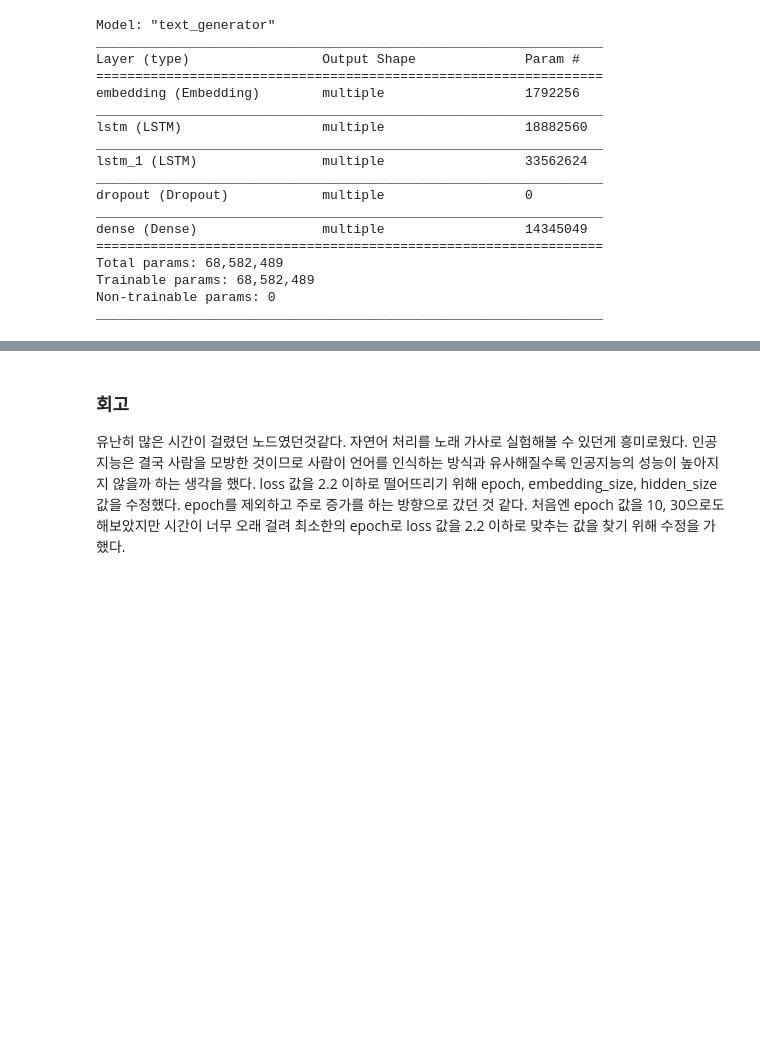
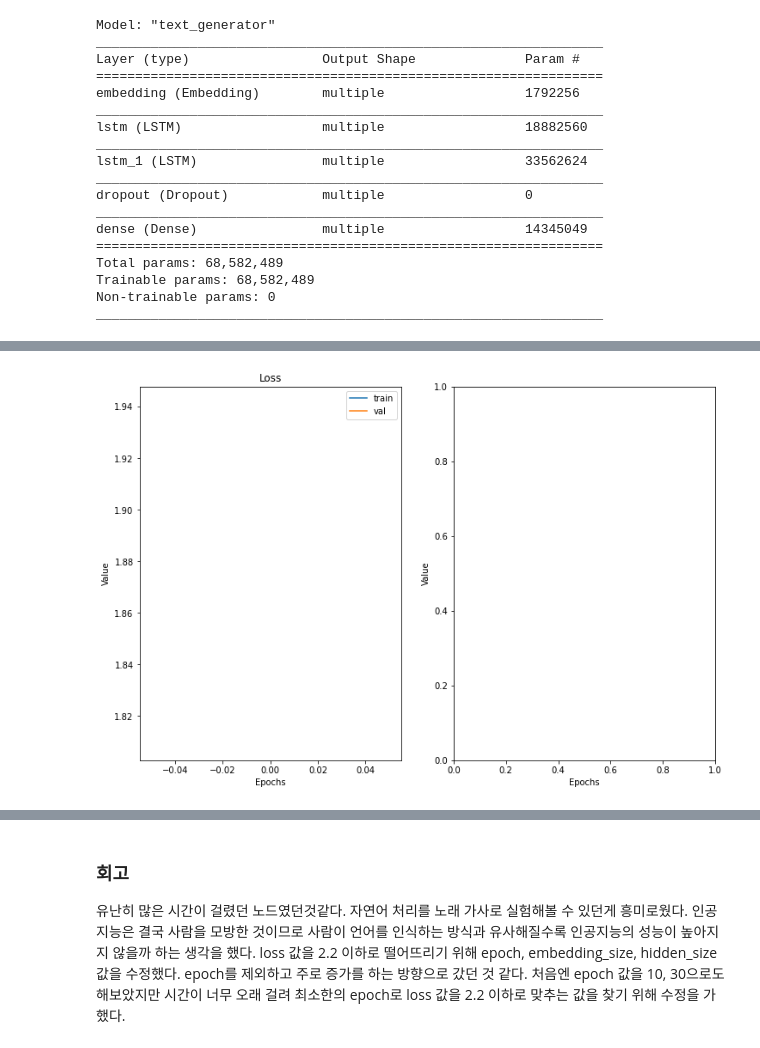
Before and after one commit to Sunny-Seo/Aiffel, a Jupyter notebook: [E-04] Lyricist.ipynb, the cells around one changed output, grey strips where cells are left out. Cells and saved outputs as stored; diff of their text form; code cells hidden in the pictures; blank space fills up the shorter version.

```diff
--- a/[E-04] Lyricist.ipynb
+++ b/[E-04] Lyricist.ipynb
@@ -302,3 +310,38 @@ print(results)
+# %%
+import matplotlib.pyplot as plt
+def plot_curve(epochs, hist, list_of_metrics):
+
+    fig, ax = plt.subplots(1,2,figsize = (12, 8))
+
+    for i in range(len(ax)):
+        ax[i].set_xlabel('Epochs')
+        ax[i].set_ylabel('Value')
+
+        for n in range(len(list_of_metrics)):
+            if i == 0:
+                y = hist[list_of_metrics[n]]
+                if n == 0:
+                    ax[i].plot(epochs, y, label="train")
+                else:
+                    ax[i].plot(epochs, y, label="val")
+                ax[i].set_title('Loss')
+                ax[i].legend(loc='upper right')
+                if n == 1:
+                    break
+            else:
+                if n >= 2:
+                    y = hist[list_of_metrics[n]]
+                    if n == 2:
+                        ax[i].plot(epochs, y, label="train")
+                    else:
+                        ax[i].plot(epochs, y, label="val")
+                    ax[i].set_title('Accuracy')
+                    ax[i].legend(loc='lower right')
+
+    plt.show()
+plot_curve(history.epoch, history.history, ['loss', 'val_loss'])
+# %% [output]
+[figure, added]
 # %%
 def generate_text(model, tokenizer, init_sentence="<start>", max_len=20):
     # 테스트를 위해서 입력받은 init_sentence도 일단 텐서로 변환합니다.
```
Also changed, not shown: parts of 5 cells of this notebook.
